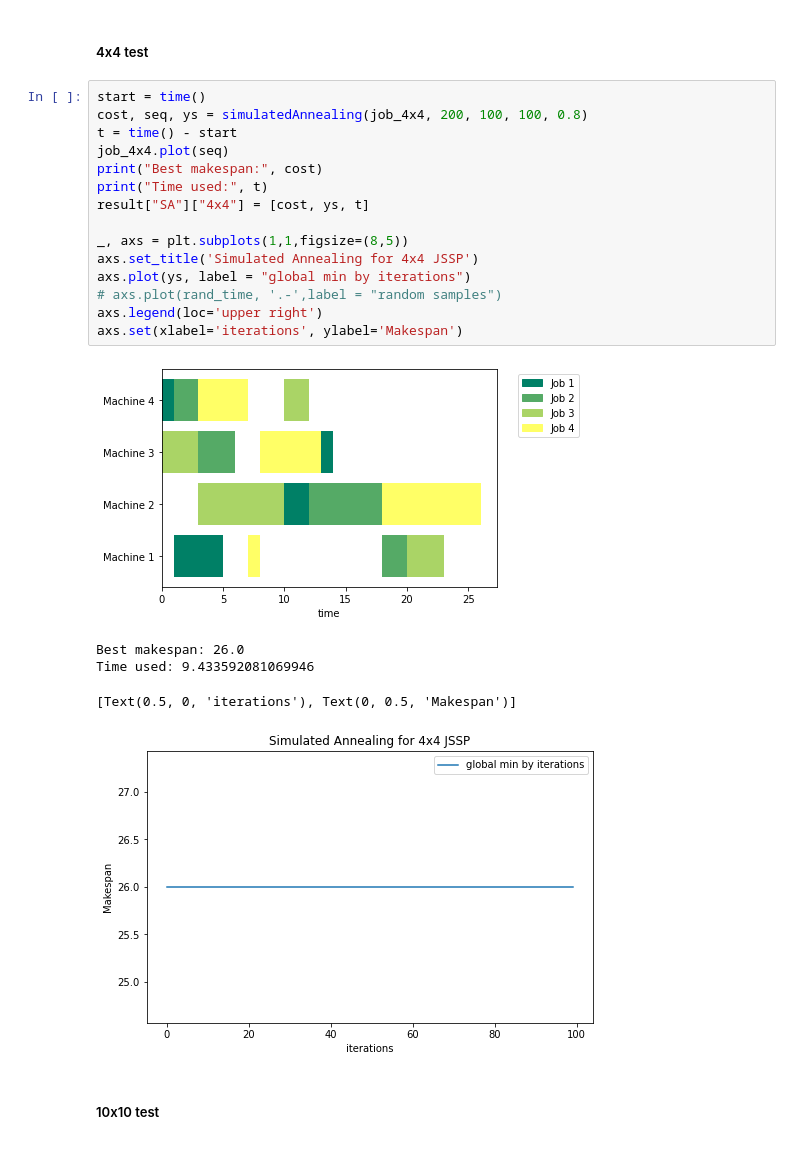
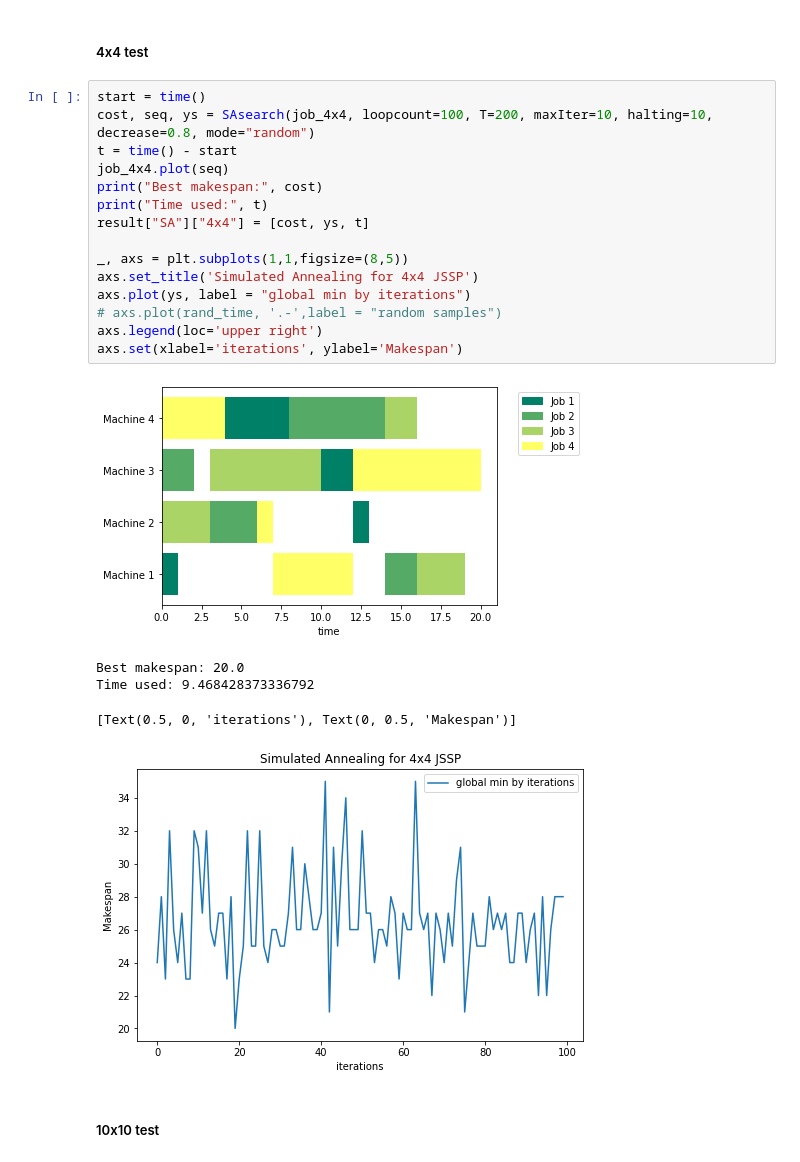
Before and after one commit to 520Osbert/CS169_Final, a Jupyter notebook: CS 169 final proj experiments.ipynb, the cells around one changed output. Drawn from its saved outputs; the diff is of its cells as text.

```diff
--- a/CS 169 final proj experiments.ipynb
+++ b/CS 169 final proj experiments.ipynb
@@ -149,25 +149,25 @@ Time used: 1547.3474209308624
 ##### 4x4 test
 # %%
 start = time()
-cost, seq, ys = simulatedAnnealing(job_4x4, 200, 100, 100, 0.8)
+cost, seq, ys = SAsearch(job_4x4, loopcount=100, T=200, maxIter=10, halting=10, decrease=0.8, mode="random")
 t = time() - start
 job_4x4.plot(seq)
 print("Best makespan:", cost)
 print("Time used:", t)
 result["SA"]["4x4"] = [cost, ys, t]
 
 _, axs = plt.subplots(1,1,figsize=(8,5))
 axs.set_title('Simulated Annealing for 4x4 JSSP')
 axs.plot(ys, label = "global min by iterations")
 # axs.plot(rand_time, '.-',label = "random samples")
 axs.legend(loc='upper right')
 axs.set(xlabel='iterations', ylabel='Makespan')
 # %% [output]
-[figure, old version]
+[figure, new version]
-Best makespan: 26.0
-Time used: 9.433592081069946
+Best makespan: 20.0
+Time used: 9.468428373336792
 [Text(0.5, 0, 'iterations'), Text(0, 0.5, 'Makespan')]
-[figure, old version]
+[figure, new version]
 # %% [markdown]
 ##### 10x10 test
 # %%
```
Also changed, not shown: parts of 7 cells of this notebook, 1 other file.
